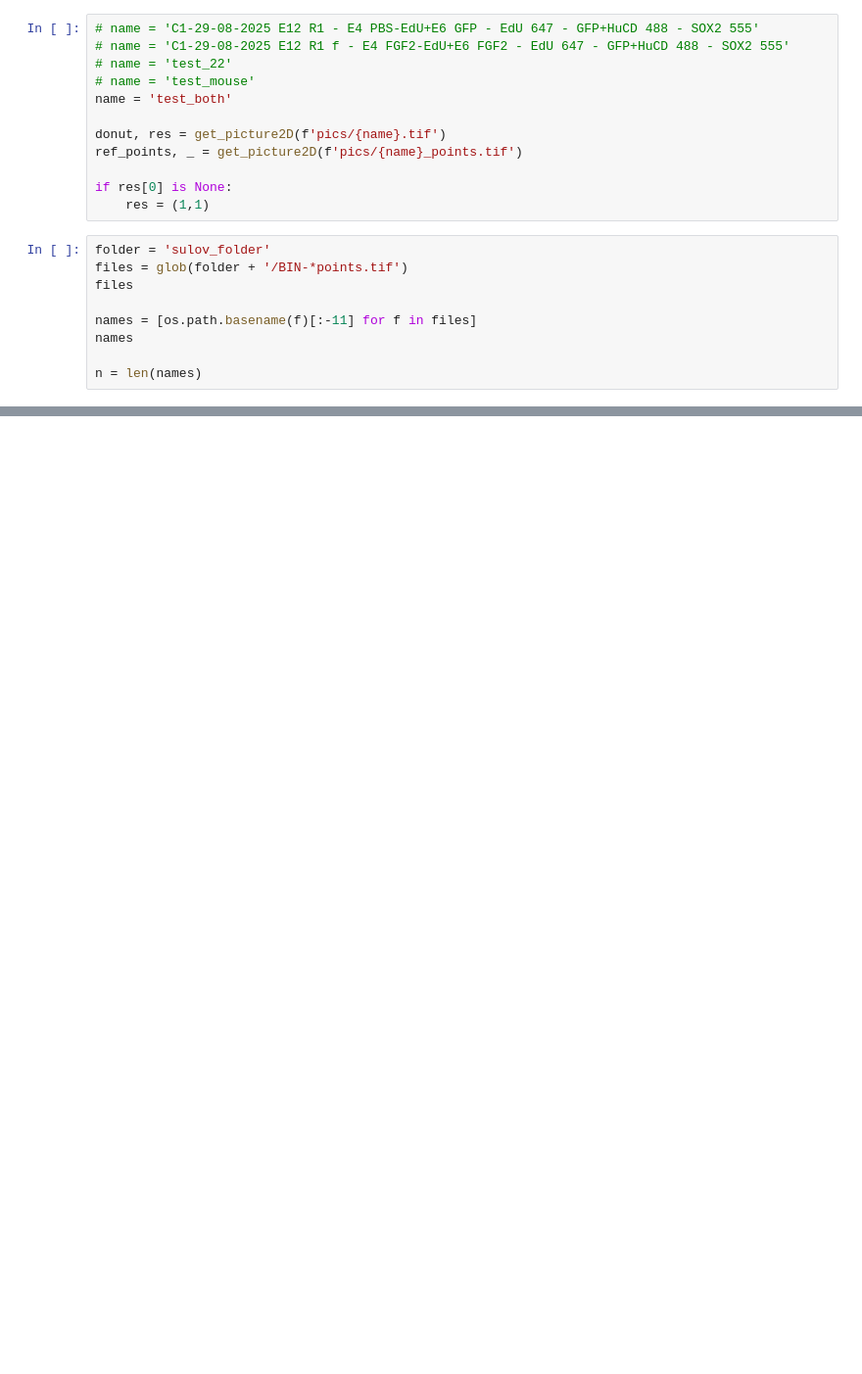
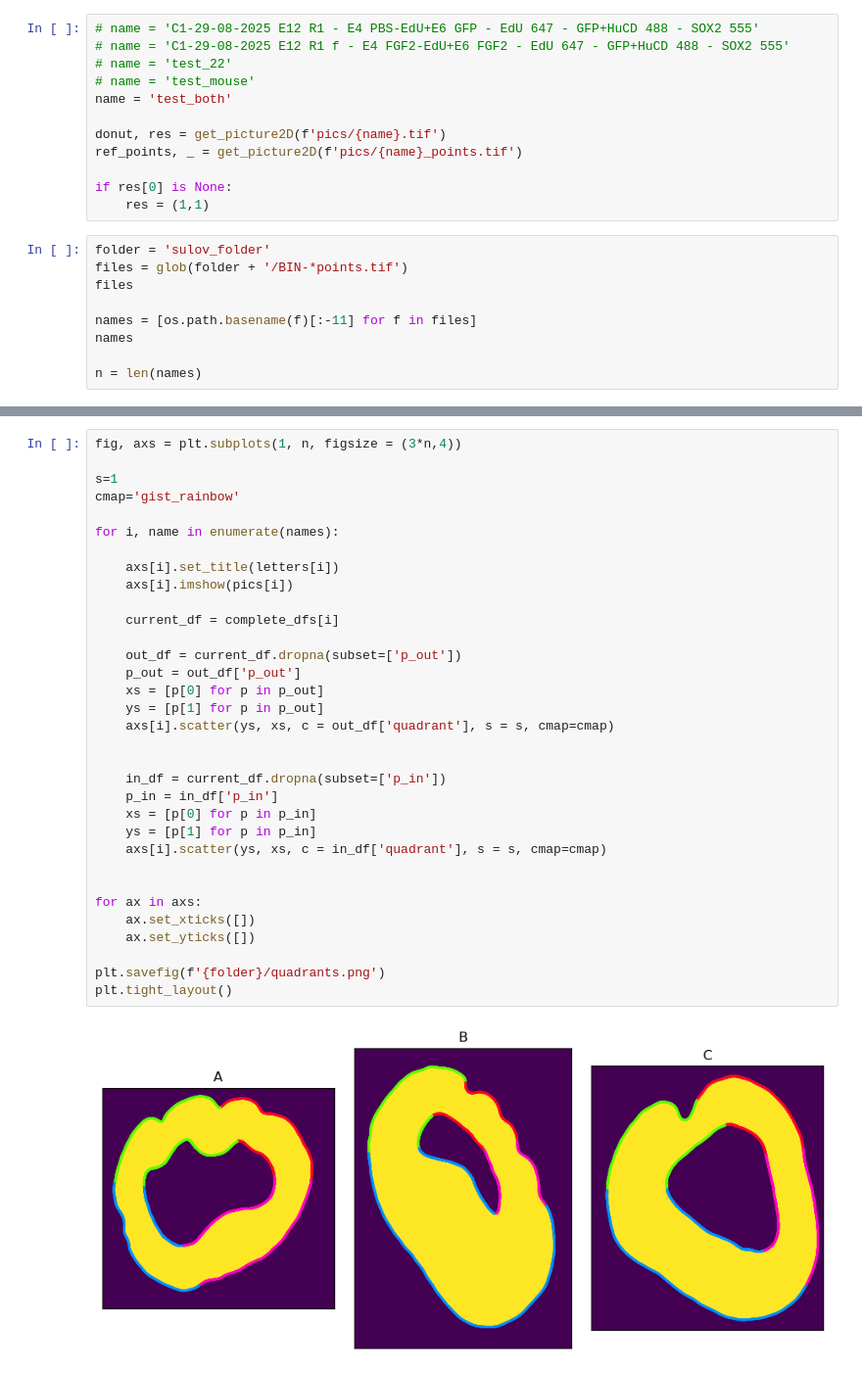
Before and after one commit to enricoenne/ventricle-measure, a Jupyter notebook: final_thick.ipynb, the cells around one changed output, grey strips where cells are left out. Shown: that part at 98% size. Saved outputs shown, nothing was run; the diff lists cells and outputs as text; blank space fills up the shorter version.

```diff
--- a/final_thick.ipynb
+++ b/final_thick.ipynb
@@ -267,0 +370,35 @@ sns.lineplot(data=df, x='norm', y='dist', hue='brain', legend=False)
+# %%
+fig, axs = plt.subplots(1, n, figsize = (3*n,4))
+
+s=1
+cmap='gist_rainbow'
+
+for i, name in enumerate(names):
+
+    axs[i].set_title(letters[i])
+    axs[i].imshow(pics[i])
+
+    current_df = complete_dfs[i]
+
+    out_df = current_df.dropna(subset=['p_out'])
+    p_out = out_df['p_out']
+    xs = [p[0] for p in p_out]
+    ys = [p[1] for p in p_out]
+    axs[i].scatter(ys, xs, c = out_df['quadrant'], s = s, cmap=cmap)
+
+
+    in_df = current_df.dropna(subset=['p_in'])
+    p_in = in_df['p_in']
+    xs = [p[0] for p in p_in]
+    ys = [p[1] for p in p_in]
+    axs[i].scatter(ys, xs, c = in_df['quadrant'], s = s, cmap=cmap)
+
+
+for ax in axs:
+    ax.set_xticks([])
+    ax.set_yticks([])
+
+plt.savefig(f'{folder}/quadrants.png')
+plt.tight_layout()
+# %% [output]
+[figure, added]
```
Also changed, not shown: parts of 10 cells of this notebook, 1 other file.
